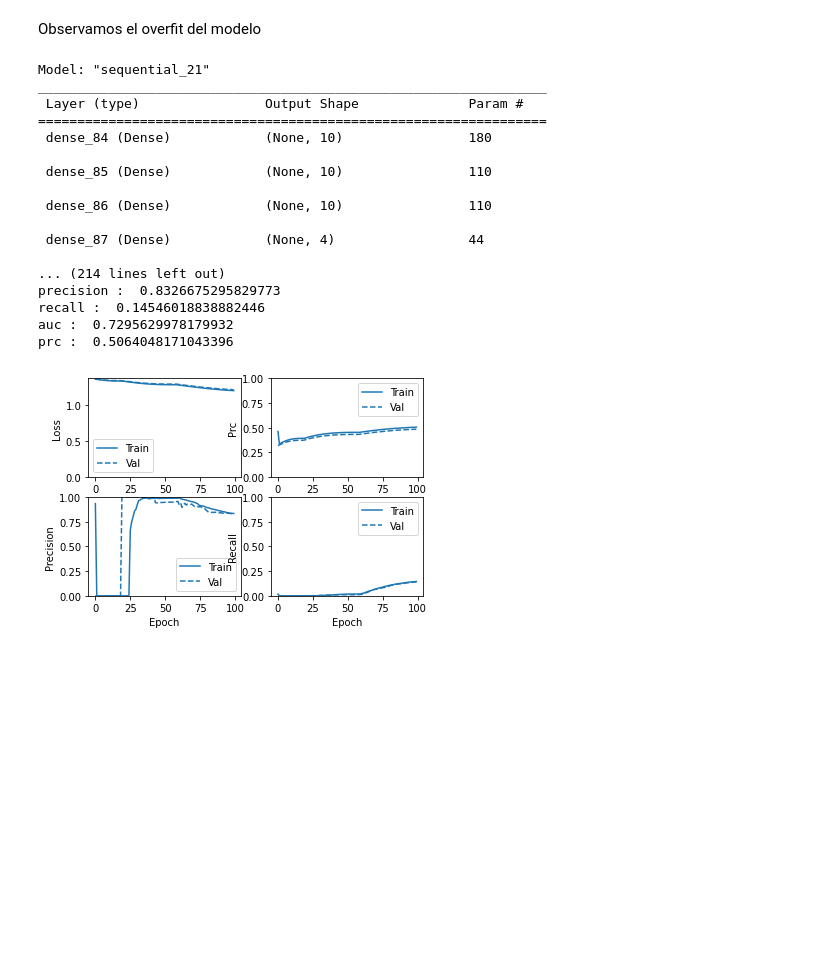
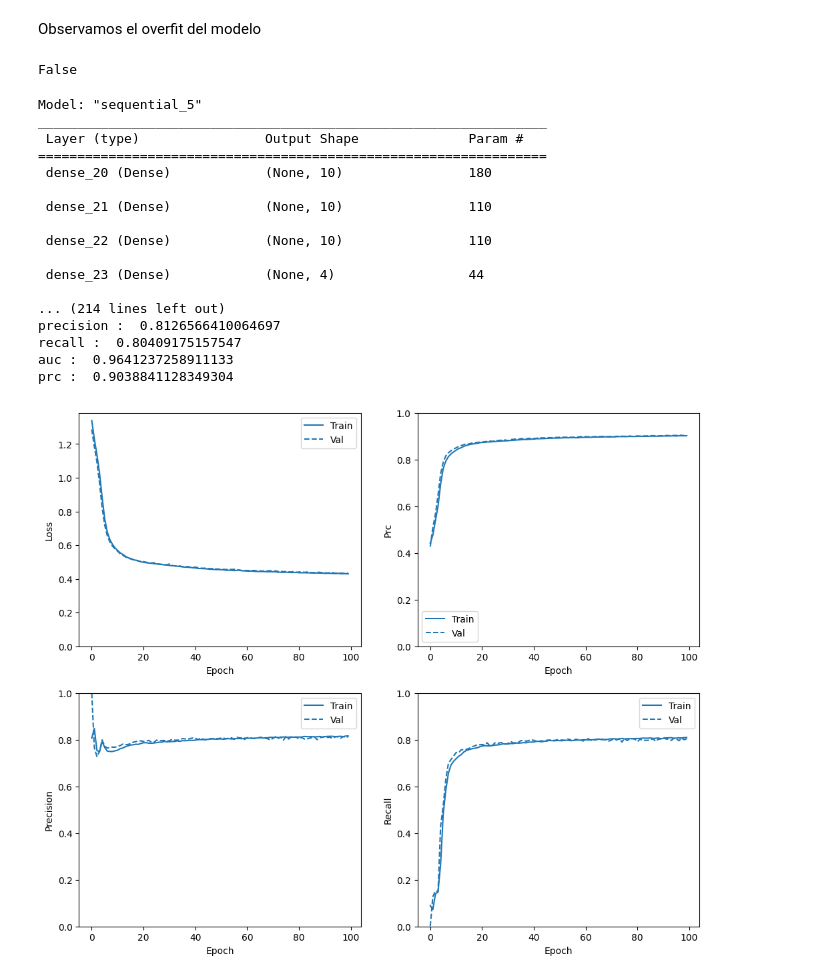
Before and after one commit to CesarPRinso/fifa, a Jupyter notebook: NeuralNetworkAllanyElPibeCastillo.ipynb, the cells around one changed output. Drawn from its saved outputs; the diff is of its cells as text; code cells hidden in the pictures; blank space fills up the shorter version.

```diff
--- a/NeuralNetworkAllanyElPibeCastillo.ipynb
+++ b/NeuralNetworkAllanyElPibeCastillo.ipynb
@@ -145,7 +141,7 @@ plt.show()
 # %%
 def build_model(n_hidden=1, n_neurons_ocultas=[30], input_shape=(8,),
                 activation_o="relu", optimizer="adam", loss="categorical_crossentropy", metrics=METRICS,
-                activation_s="soft_max", n_neurons_salida=4):
+                activation_s="softmax", n_neurons_salida=4):
     model = keras.models.Sequential()
     model.add(keras.layers.InputLayer(input_shape=input_shape))
     if n_hidden != len(n_neurons_ocultas):
@@ -159,51 +155,55 @@ def build_model(n_hidden=1, n_neurons_ocultas=[30], input_shape=(8,),
               loss=loss,
               metrics=metrics)
     return model
+# %%
+len(X_test) ==len(X_train)
+# %% [output]
+False
 # %%
 
 first_decay_steps = 1000
 initial_learning_rate = 1e-3
 #lr_decayed_fn = (   tf.keras.optimizers.schedules.CosineDecayRestarts(       initial_learning_rate,       first_decay_steps))
-optimizer = keras.optimizers.SGD(learning_rate=1e-3)
+optimizer = keras.optimizers.Adam(initial_learning_rate)
 h_100x4x100 = build_model(3, [10,10,10], (17,), "relu", optimizer, "categorical_crossentropy", METRICS, "softmax", 4)
 
 BATCH_SIZE=256
 EPOCHS=100
 
 h_100x4x100.summary()
 results_fit= h_100x4x100.fit(X_train,y_train,epochs=EPOCHS,validation_data=(X_test,y_test), batch_size=BATCH_SIZE)
 
 
-results_evaluate = h_100x4x100.evaluate(X_train,y_train,batch_size=BATCH_SIZE)
+results_evaluate = h_100x4x100.evaluate(X_test,y_test,batch_size=BATCH_SIZE)
 
 train_predictions_baseline = h_100x4x100.predict(X_train, batch_size=BATCH_SIZE)
 test_predictions_baseline = h_100x4x100.predict(X_test, batch_size=BATCH_SIZE)
 
 
 plot_metrics(results_fit)
 
 
 for name, value in zip(h_100x4x100.metrics_names, results_evaluate):
   print(name, ': ', value)
 print()
 
 plot_cm(np.argmax(y_test.to_numpy(),axis=1), test_predictions_baseline.argmax(axis=1))
 # %% [output]
-Model: "sequential_21"
+Model: "sequential_5"
 _________________________________________________________________
  Layer (type)                Output Shape              Param #
 =================================================================
- dense_84 (Dense)            (None, 10)                180
+ dense_20 (Dense)            (None, 10)                180
 
- dense_85 (Dense)            (None, 10)                110
+ dense_21 (Dense)            (None, 10)                110
 
- dense_86 (Dense)            (None, 10)                110
+ dense_22 (Dense)            (None, 10)                110
 
- dense_87 (Dense)            (None, 4)                 44
+ dense_23 (Dense)            (None, 4)                 44
 
 ... (214 lines left out)
-precision :  0.8326675295829773
-recall :  0.14546018838882446
-auc :  0.7295629978179932
-prc :  0.5064048171043396
+precision :  0.8126566410064697
+recall :  0.80409175157547
+auc :  0.9641237258911133
+prc :  0.9038841128349304
-[figure, old version]
+[figure, new version]
```
Also changed, not shown: parts of 6 cells of this notebook, 3 other files.
